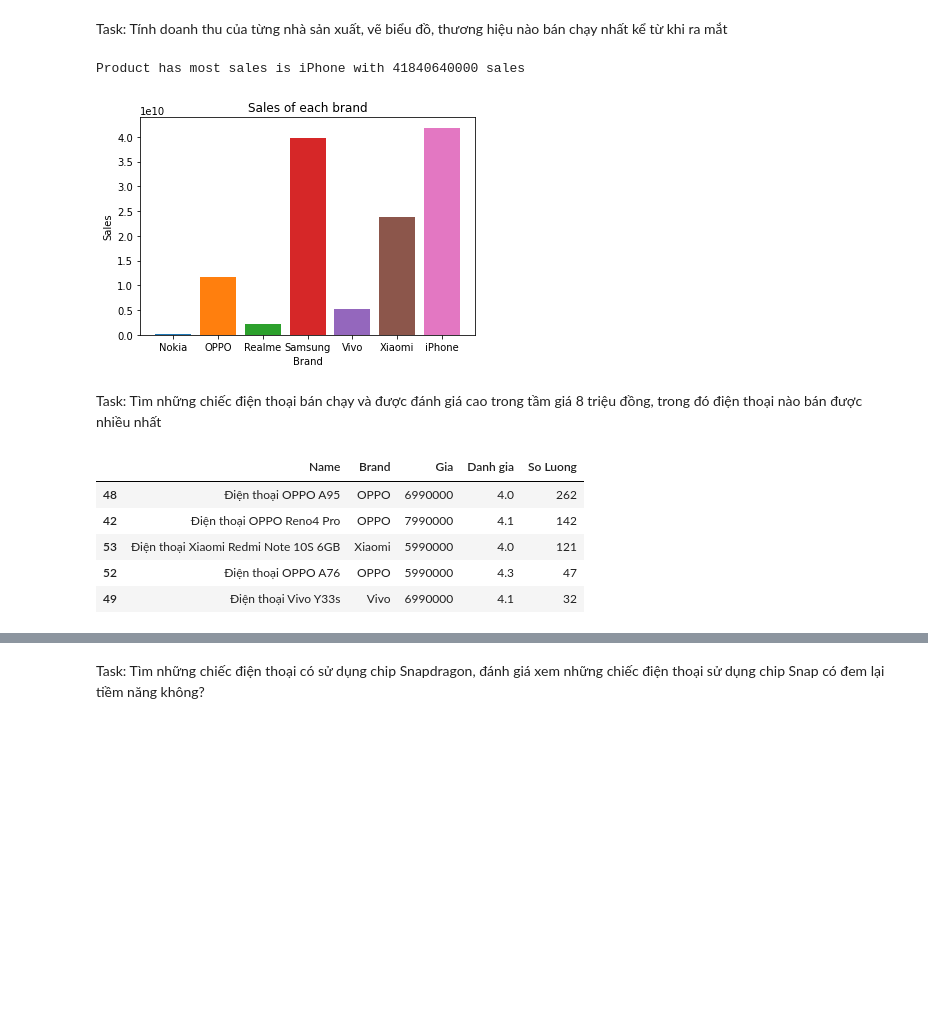
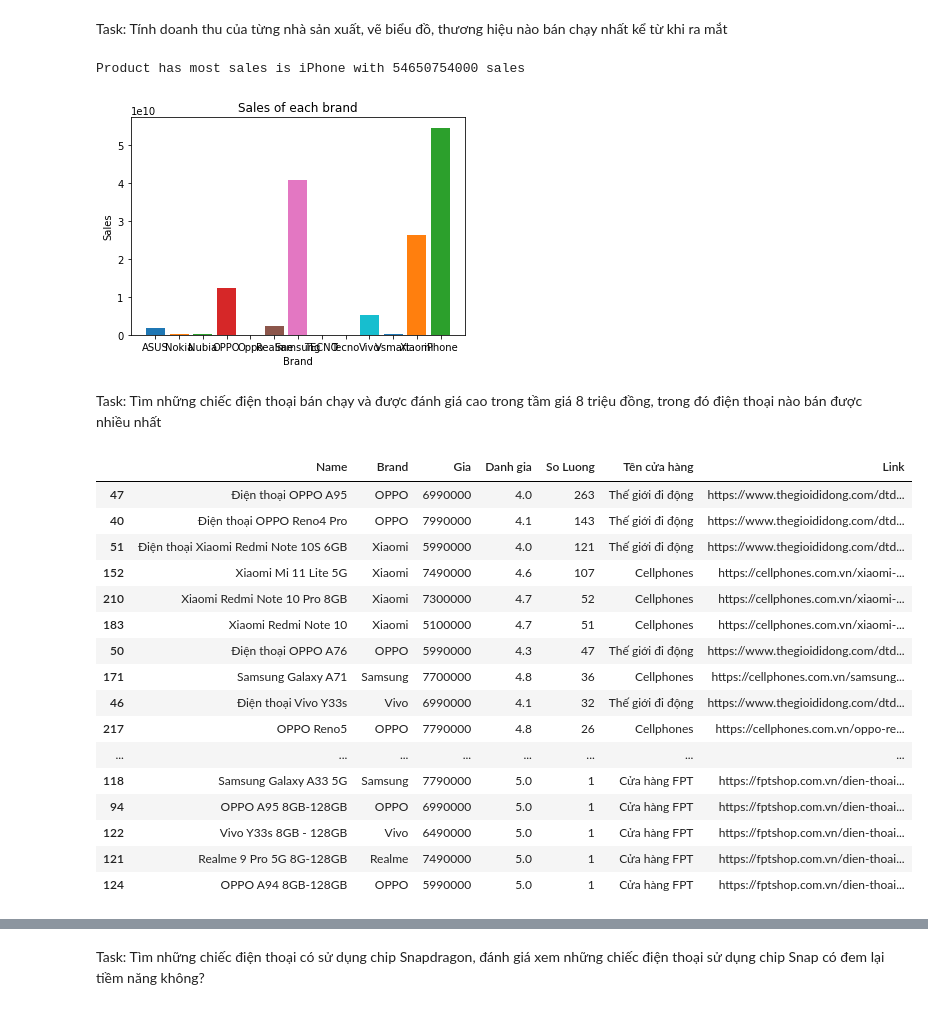
Before and after one commit to kienphamlalala/crawldata, a Jupyter notebook: xulyfile.ipynb, the cells around one changed output, grey strips where cells are left out. Drawn from its saved outputs; the diff is of its cells as text; code cells hidden in the pictures; blank space fills up the shorter version.

```diff
--- a/xulyfile.ipynb
+++ b/xulyfile.ipynb
@@ -1,7 +1,7 @@
 # %%
 import pandas as pd
 import numpy as np
-df=pd.read_csv('Du_lieu_dt_5.csv')
+df=pd.read_csv('dt3.csv')
 df['Gia']=df['Gia'].replace('[*₫Giá dự kiến: .]','',regex=True)
 df['Gia']=pd.to_numeric(df['Gia']).astype(int)
 df=df.dropna(axis=0,how='any')
@@ -23,24 +23,35 @@ for i,y in sale_values.items():
     if y==sale_values.max():
         print('Product has most sales is',i,'with',y,'sales')
 # %% [output]
-Product has most sales is iPhone with 41840640000 sales
+Product has most sales is iPhone with 54650754000 sales
-[figure, old version]
+[figure, new version]
 # %% [markdown]
 Task: Tìm những chiếc điện thoại bán chạy và được đánh giá cao trong tầm giá 8 triệu đồng, trong đó điện thoại nào bán được nhiều nhất
 # %%
 df2=df
 df2_tmp=df2.loc[(df2['Gia']<8000000)&(df2['Danh gia']>=4)&(df2['Gia']>5000000)]
-most_brn=df2_tmp.loc[:,['Name','Brand','Gia','Danh gia','So Luong']]
+most_brn=df2_tmp.loc[:,['Name','Brand','Gia','Danh gia','So Luong','Tên cửa hàng','Link']]
 
 most_brn.sort_values(by='So Luong',ascending=False,inplace=True)
 most_brn
 # %% [output]
-|  | Name | Brand | Gia | Danh gia | So Luong |
-| 48 | Điện thoại OPPO A95 | OPPO | 6990000 | 4.0 | 262 |
-| 42 | Điện thoại OPPO Reno4 Pro | OPPO | 7990000 | 4.1 | 142 |
-| 53 | Điện thoại Xiaomi Redmi Note 10S 6GB | Xiaomi | 5990000 | 4.0 | 121 |
-| 52 | Điện thoại OPPO A76 | OPPO | 5990000 | 4.3 | 47 |
-| 49 | Điện thoại Vivo Y33s | Vivo | 6990000 | 4.1 | 32 |
+|  | Name | Brand | Gia | Danh gia | So Luong | Tên cửa hàng | Link |
+| 47 | Điện thoại OPPO A95 | OPPO | 6990000 | 4.0 | 263 | Thế giới đi động | https://www.thegioididong.com/dtd... |
+| 40 | Điện thoại OPPO Reno4 Pro | OPPO | 7990000 | 4.1 | 143 | Thế giới đi động | https://www.thegioididong.com/dtd... |
+| 51 | Điện thoại Xiaomi Redmi Note 10S 6GB | Xiaomi | 5990000 | 4.0 | 121 | Thế giới đi động | https://www.thegioididong.com/dtd... |
+| 152 | Xiaomi Mi 11 Lite 5G | Xiaomi | 7490000 | 4.6 | 107 | Cellphones | https://cellphones.com.vn/xiaomi-... |
+| 210 | Xiaomi Redmi Note 10 Pro 8GB | Xiaomi | 7300000 | 4.7 | 52 | Cellphones | https://cellphones.com.vn/xiaomi-... |
+| 183 | Xiaomi Redmi Note 10 | Xiaomi | 5100000 | 4.7 | 51 | Cellphones | https://cellphones.com.vn/xiaomi-... |
+| 50 | Điện thoại OPPO A76 | OPPO | 5990000 | 4.3 | 47 | Thế giới đi động | https://www.thegioididong.com/dtd... |
+| 171 | Samsung Galaxy A71 | Samsung | 7700000 | 4.8 | 36 | Cellphones | https://cellphones.com.vn/samsung... |
+| 46 | Điện thoại Vivo Y33s | Vivo | 6990000 | 4.1 | 32 | Thế giới đi động | https://www.thegioididong.com/dtd... |
+| 217 | OPPO Reno5 | OPPO | 7790000 | 4.8 | 26 | Cellphones | https://cellphones.com.vn/oppo-re... |
+| ... | ... | ... | ... | ... | ... | ... | ... |
+| 118 | Samsung Galaxy A33 5G | Samsung | 7790000 | 5.0 | 1 | Cửa hàng FPT | https://fptshop.com.vn/dien-thoai... |
+| 94 | OPPO A95 8GB-128GB | OPPO | 6990000 | 5.0 | 1 | Cửa hàng FPT | https://fptshop.com.vn/dien-thoai... |
+| 122 | Vivo Y33s 8GB - 128GB | Vivo | 6490000 | 5.0 | 1 | Cửa hàng FPT | https://fptshop.com.vn/dien-thoai... |
+| 121 | Realme 9 Pro 5G 8G-128GB | Realme | 7490000 | 5.0 | 1 | Cửa hàng FPT | https://fptshop.com.vn/dien-thoai... |
+| 124 | OPPO A94 8GB-128GB | OPPO | 5990000 | 5.0 | 1 | Cửa hàng FPT | https://fptshop.com.vn/dien-thoai... |
 # %%
 tm_mst=most_brn.groupby('Name').max()['So Luong'].sort_values(ascending=False)
 
```
Also changed, not shown: parts of 5 cells of this notebook, 3 other files.
